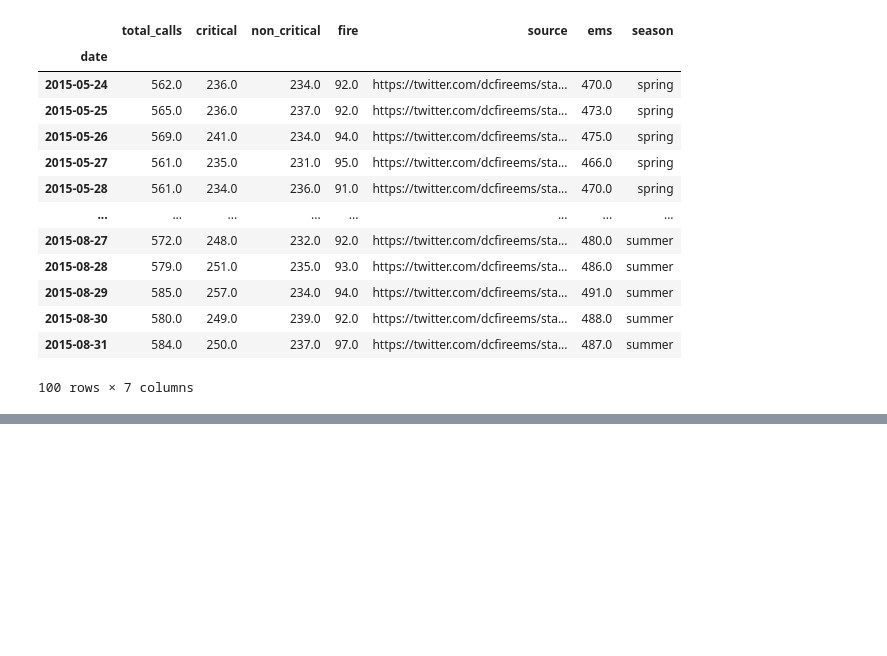
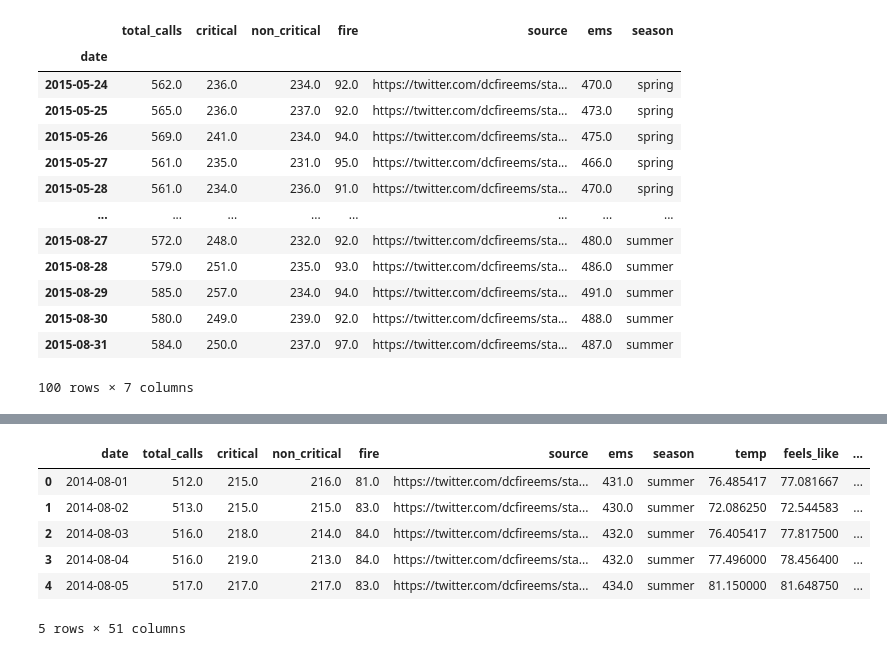
Before and after one commit to banjtheman/dc_ndoch_2021, a Jupyter notebook: dcfireems_modeling/dcfireems_modeling.ipynb, the cells around one changed output, grey strips where cells are left out. Drawn from its saved outputs; the diff is of its cells as text; code cells hidden in the pictures; blank space fills up the shorter version.

Commit message:
feat: Engineer weather features
Add function for converting historical weather data into averages, sums,
and min/max for each day. Load such data into notebook for model
building.

```diff
--- a/dcfireems_modeling/dcfireems_modeling.ipynb
+++ b/dcfireems_modeling/dcfireems_modeling.ipynb
@@ -123,0 +126,5 @@ sample_df.tail(100)
+# %%
+# load historical weather data and do some data prep
+hist_df = pd.read_csv('./Munged_Washington_2014-08-01_2015-08-31.csv')
+hist_df.date = pd.to_datetime(hist_df.date)
+hist_df.info()
@@ -123,0 +149,12 @@ sample_df.tail(100)
+# %%
+# merge sample tweet data with engineered weather data
+data_df = pd.merge(sample_df.reset_index(), hist_df, how='left', on='date')
+data_df.head()
+# %% [output]
+|  | date | total_calls | critical | non_critical | fire | source | ems | season | temp | feels_like | ... |
+| 0 | 2014-08-01 | 512.0 | 215.0 | 216.0 | 81.0 | https://twitter.com/dcfireems/sta... | 431.0 | summer | 76.485417 | 77.081667 | ... |
+| 1 | 2014-08-02 | 513.0 | 215.0 | 215.0 | 83.0 | https://twitter.com/dcfireems/sta... | 430.0 | summer | 72.086250 | 72.544583 | ... |
+| 2 | 2014-08-03 | 516.0 | 218.0 | 214.0 | 84.0 | https://twitter.com/dcfireems/sta... | 432.0 | summer | 76.405417 | 77.817500 | ... |
+| 3 | 2014-08-04 | 516.0 | 219.0 | 213.0 | 84.0 | https://twitter.com/dcfireems/sta... | 432.0 | summer | 77.496000 | 78.456400 | ... |
+| 4 | 2014-08-05 | 517.0 | 217.0 | 217.0 | 83.0 | https://twitter.com/dcfireems/sta... | 434.0 | summer | 81.150000 | 81.648750 | ... |
+5 rows × 51 columns
```
Also changed, not shown: parts of 2 cells of this notebook, 2 other files.
